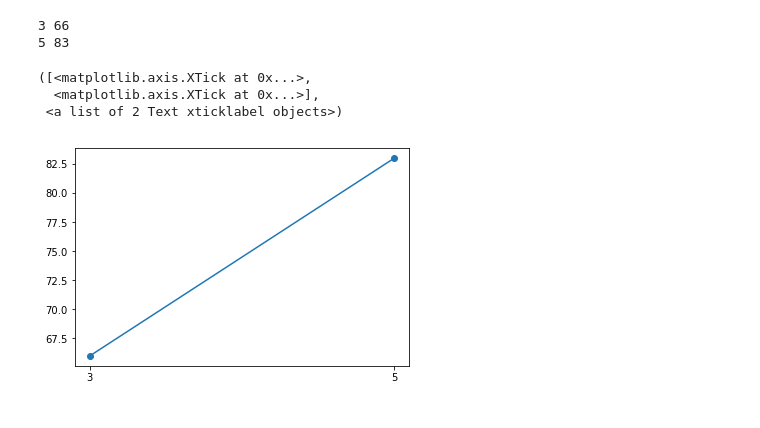
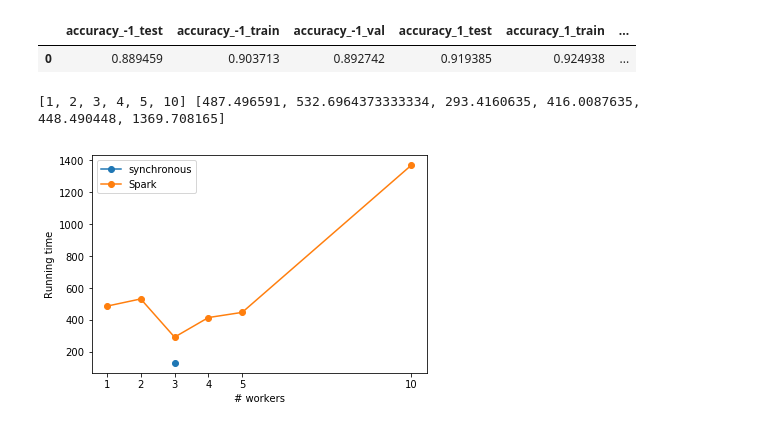
Before and after one commit to rusucosmin/hw, a Jupyter notebook: analysis/Untitled.ipynb, the cells around one changed output. Saved outputs shown, nothing was run; the diff lists cells and outputs as text; code cells hidden in the pictures.

```diff
--- a/analysis/Untitled.ipynb
+++ b/analysis/Untitled.ipynb
@@ -15,8 +72,9 @@ data_paths = [join(LOGS_PATH, f) for f in objs_in_path if isfile(join(LOGS_PATH,
+# %%
+data_paths = [join(LOGS_PATH, f) for f in objs_in_path if isfile(join(LOGS_PATH, f)) and 'hogwild' in f and 'json' in f]
 # %%
 logs = []
 for path in data_paths:
     with open(path) as f:
         d = json.load(f)
     logs.append(json_normalize(d))
-data = pd.concat(logs, axis=0, ignore_index=True)
-data
+data_hog = pd.concat(logs, axis=0)
@@ -47,19 +81,39 @@ plt.show()
-# %%
-by_workers = data.groupby('num_workers')
-times = []
-workers = []
-for i in by_workers:
-    start_time = np.array([parse(d) for d in i[1]['start-compute-time'].values])
-    end_time = np.array([parse(d) for d in i[1]['end-compute-time'].values])
-    workers.append(i[0])
-    times.append(np.mean([end_time - start_time]).seconds)
-    print(workers[-1], times[-1])
-plt.plot(workers, times, 'o-')
-plt.xticks(workers)
-# %% [output]
-3 66
-5 83
-([<matplotlib.axis.XTick at 0x...>,
-  <matplotlib.axis.XTick at 0x...>],
- <a list of 2 Text xticklabel objects>)
-[figure, removed]
+# %%
+data_hog
+# %% [output]
+|  | accuracy_-1_test | accuracy_-1_train | accuracy_-1_val | accuracy_1_test | accuracy_1_train | ... |
+| 0 | 0.889459 | 0.903713 | 0.892742 | 0.919385 | 0.924938 | ... |
+# %%
+### Hogwild
+by_sync = data_hog.groupby('running_mode')
+for rmode in by_sync:
+    mode = rmode[0]
+    times = []
+    workers = []
+    for w_count in rmode[1].groupby('n_workers'):
+        work = int(w_count[0])
+        workers.append(work)
+        time = np.mean(w_count[1]['running_time'].values)
+        times.append(time)
+    plt.plot(workers, times, 'o-', label=mode)
+
+### Spark
+by_workers = data.groupby('num_workers')
+times = []
+workers = []
+for i in by_workers:
+    compute_time = i[1]['compute-time']
+    workers.append(i[0])
+    times.append(np.mean(compute_time))
+
+plt.plot(workers, times, 'o-', label='Spark')
+print(workers, times)
+### plot
+plt.xlabel('# workers')
+plt.ylabel('Running time')
+plt.xticks(workers)
+plt.legend()
+plt.show()
+# %% [output]
+[1, 2, 3, 4, 5, 10] [487.496591, 532.6964373333334, 293.4160635, 416.0087635, 448.490448, 1369.708165]
+[figure, added]
```
Also changed, not shown: parts of 9 cells of this notebook, 1 other file.
